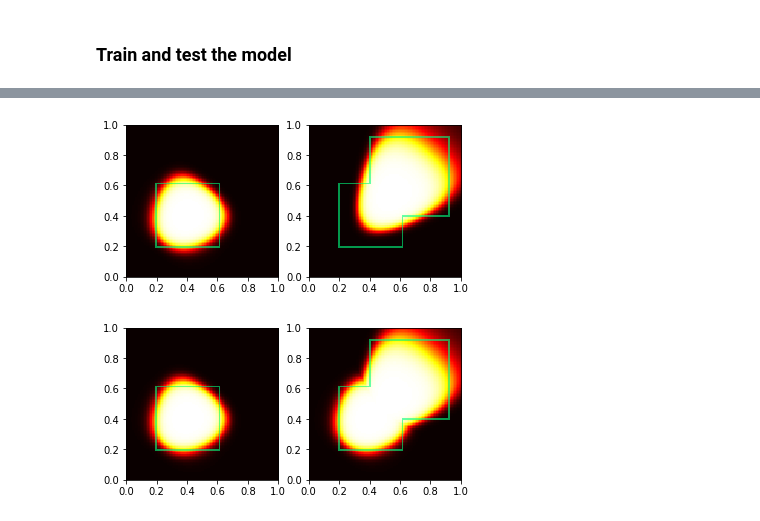
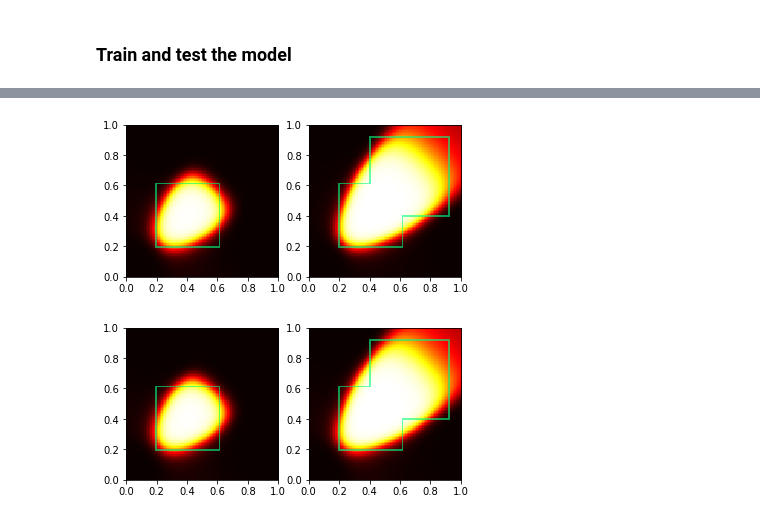
Before and after one commit to atatomir/CCN, a Jupyter notebook: Rectangles.ipynb, the cells around one changed output, grey strips where cells are left out. Saved outputs shown, nothing was run; the diff lists cells and outputs as text; code cells hidden in the pictures.

```diff
--- a/Rectangles.ipynb
+++ b/Rectangles.ipynb
@@ -61,8 +61,8 @@ NeuralNetwork(
 ### Train and test the model
 # %%
 experiment = Experiment('rectangles', model1, shapes, constraints1)
-experiment.run(500)
-experiment.save(dir='./models/')
+experiment.run(50)
+#experiment.save(dir='./models/')
 # %% [output]
 Epoch 1
 -------------------------------
@@ -82,6 +82,6 @@ loss: 0.583265 [ 6400/10000]
 
 Done!
-[figure, old version]
+[figure, new version]
-[figure, old version]
+[figure, new version]
 # %%
 experiment = Experiment('rectangles-rev', model2, shapes, constraints2)
```
Also changed, not shown: parts of 2 cells of this notebook, 6 other files.
